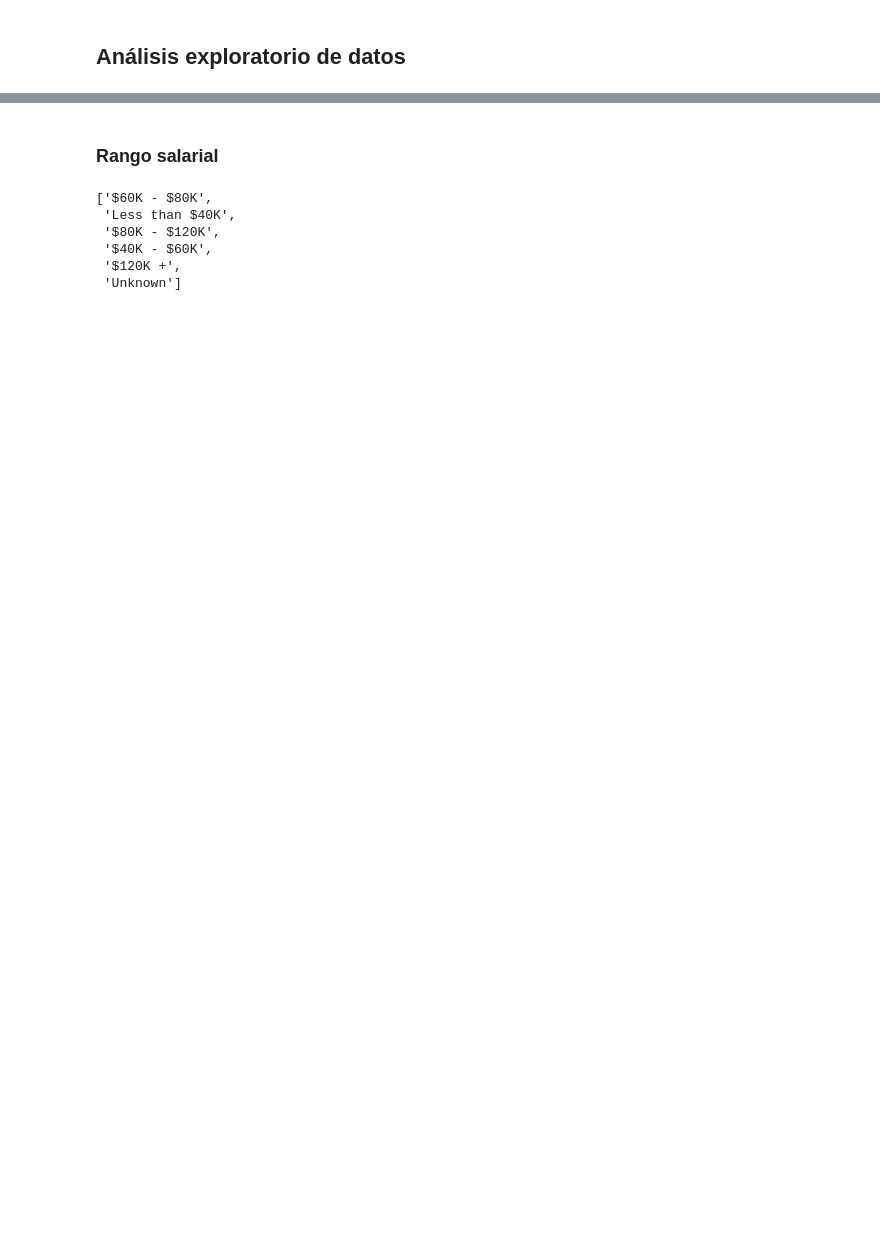
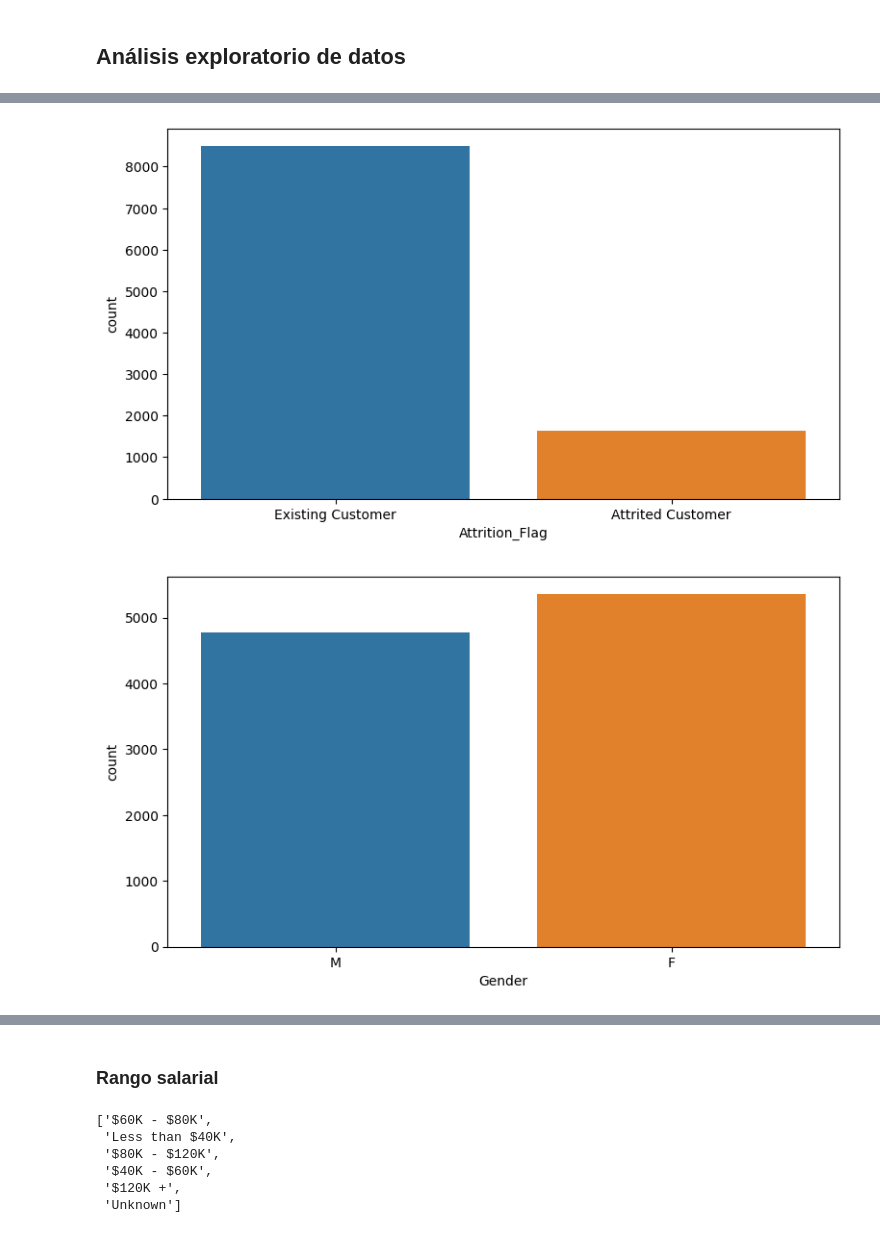
Before and after one commit to Lautarosco/TP-Redes-Neuronales, a Jupyter notebook: TP_Final_de_Procesamiento.ipynb, the cells around one changed output, grey strips where cells are left out. Cells and saved outputs as stored; diff of their text form; code cells hidden in the pictures; blank space fills up the shorter version.

```diff
--- a/TP_Final_de_Procesamiento.ipynb
+++ b/TP_Final_de_Procesamiento.ipynb
@@ -35,2 +97,10 @@ df.head()
+# %%
+categoricas = ['Attrition_Flag', 'Gender', 'Education_Level', 'Marital_Status', 'Income_Category', 'Card_Category',]
+
+numericas =['Customer_Age','Dependent_count','Months_on_book','Total_Relationship_Count','Months_Inactive_12_mon',
+       'Contacts_Count_12_mon', 'Credit_Limit', 'Total_Revolving_Bal',
+       'Avg_Open_To_Buy', 'Total_Amt_Chng_Q4_Q1', 'Total_Trans_Amt',
+       'Total_Trans_Ct', 'Total_Ct_Chng_Q4_Q1', 'Avg_Utilization_Ratio'
+            ]
 # %% [markdown]
 ## Análisis exploratorio de datos
@@ -78,0 +123,7 @@ plt.hist(df["Customer_Age"])
+# %%
+for i, col in enumerate(df[categoricas]):
+    plt.figure(i, figsize=(9,5), dpi=100)
+    sns.countplot(x=col, data=df[categoricas])
+# %% [output]
+[figure, added]
+[figure, added]
```
Also changed, not shown: parts of 25 cells of this notebook.
